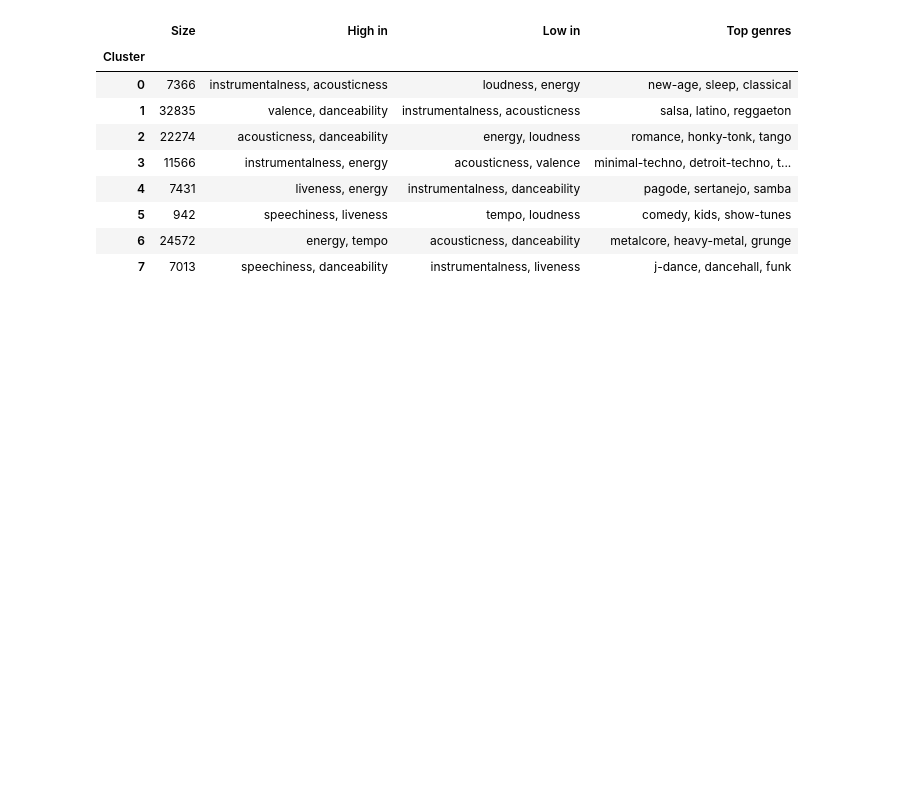
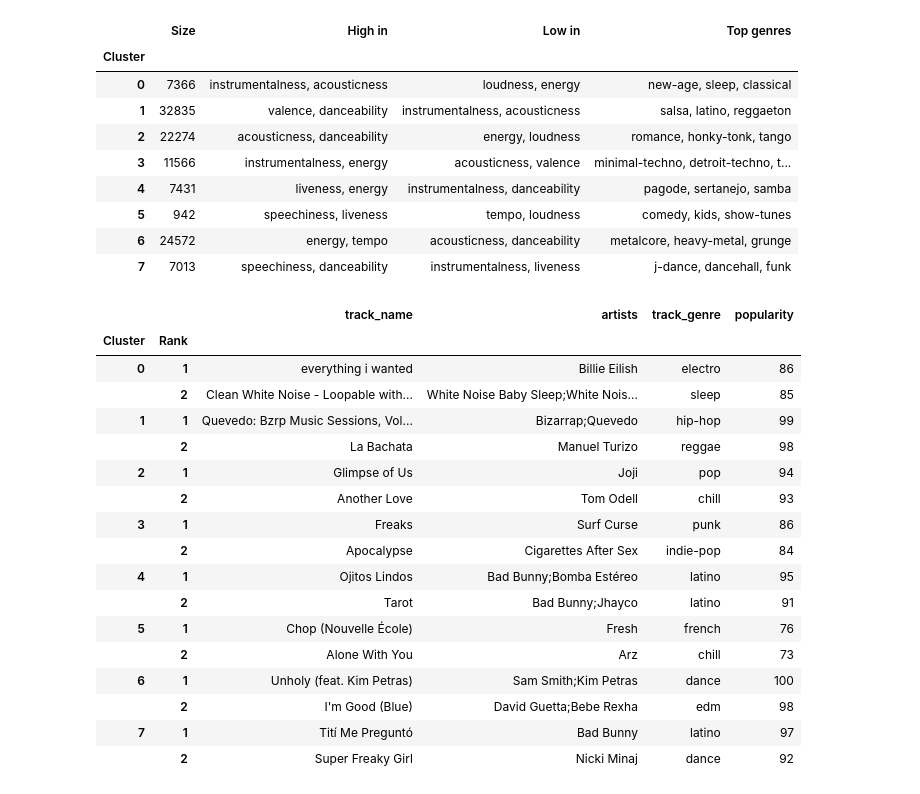
Before and after one commit to 4matic/machine-learning-experiments-in-music, a Jupyter notebook: project0.ipynb, the cells around one changed output. Drawn from its saved outputs; the diff is of its cells as text; code cells hidden in the pictures; blank space fills up the shorter version.

Commit message:
popular tracks

```diff
--- a/project0.ipynb
+++ b/project0.ipynb
@@ -451,3 +451,50 @@ summary_df
 | 5 | 942 | speechiness, liveness | tempo, loudness | comedy, kids, show-tunes |
 | 6 | 24572 | energy, tempo | acousticness, danceability | metalcore, heavy-metal, grunge |
 | 7 | 7013 | speechiness, danceability | instrumentalness, liveness | j-dance, dancehall, funk |
+# %%
+# Top 10 tracks by popularity within each cluster, laid out as a (Cluster, Rank) table.
+# The dataset stores the same song once per genre, so a track can repeat (e.g.
+# "La Bachata" across latino/reggae/...). Collapse to one row per
+# (track_name, artists), keeping its most popular copy, before ranking.
+deduped = (
+    df.sort_values('popularity', ascending=False)
+      .drop_duplicates(subset=['track_name', 'artists'], keep='first')
+)
+
+top_per_cluster = (
+    deduped
+      .groupby('Cluster', group_keys=False)
+      .head(2)
+      .sort_values(['Cluster', 'popularity'], ascending=[True, False])
+      .copy()
+)
+
+# Rank 1..10 inside each cluster.
+top_per_cluster['Rank'] = top_per_cluster.groupby('Cluster').cumcount() + 1
+
+top_table = top_per_cluster.set_index(['Cluster', 'Rank'])[
+    ['track_name', 'artists', 'track_genre', 'popularity']
+]
+
+# Show the whole thing (all 8 clusters x 10 rows) without pandas truncating.
+with pd.option_context('display.max_rows', None):
+    display(top_table)
+# %% [output]
+|  |  | track_name | artists | track_genre | popularity |
+| Cluster | Rank |  |  |  |  |
+| 0 | 1 | everything i wanted | Billie Eilish | electro | 86 |
+|  | 2 | Clean White Noise - Loopable with... | White Noise Baby Sleep;White Nois... | sleep | 85 |
+| 1 | 1 | Quevedo: Bzrp Music Sessions, Vol... | Bizarrap;Quevedo | hip-hop | 99 |
+|  | 2 | La Bachata | Manuel Turizo | reggae | 98 |
+| 2 | 1 | Glimpse of Us | Joji | pop | 94 |
+|  | 2 | Another Love | Tom Odell | chill | 93 |
+| 3 | 1 | Freaks | Surf Curse | punk | 86 |
+|  | 2 | Apocalypse | Cigarettes After Sex | indie-pop | 84 |
+| 4 | 1 | Ojitos Lindos | Bad Bunny;Bomba Estéreo | latino | 95 |
+|  | 2 | Tarot | Bad Bunny;Jhayco | latino | 91 |
+| 5 | 1 | Chop (Nouvelle École) | Fresh | french | 76 |
+|  | 2 | Alone With You | Arz | chill | 73 |
+| 6 | 1 | Unholy (feat. Kim Petras) | Sam Smith;Kim Petras | dance | 100 |
+|  | 2 | I'm Good (Blue) | David Guetta;Bebe Rexha | edm | 98 |
+| 7 | 1 | Tití Me Preguntó | Bad Bunny | latino | 97 |
+|  | 2 | Super Freaky Girl | Nicki Minaj | dance | 92 |
```
